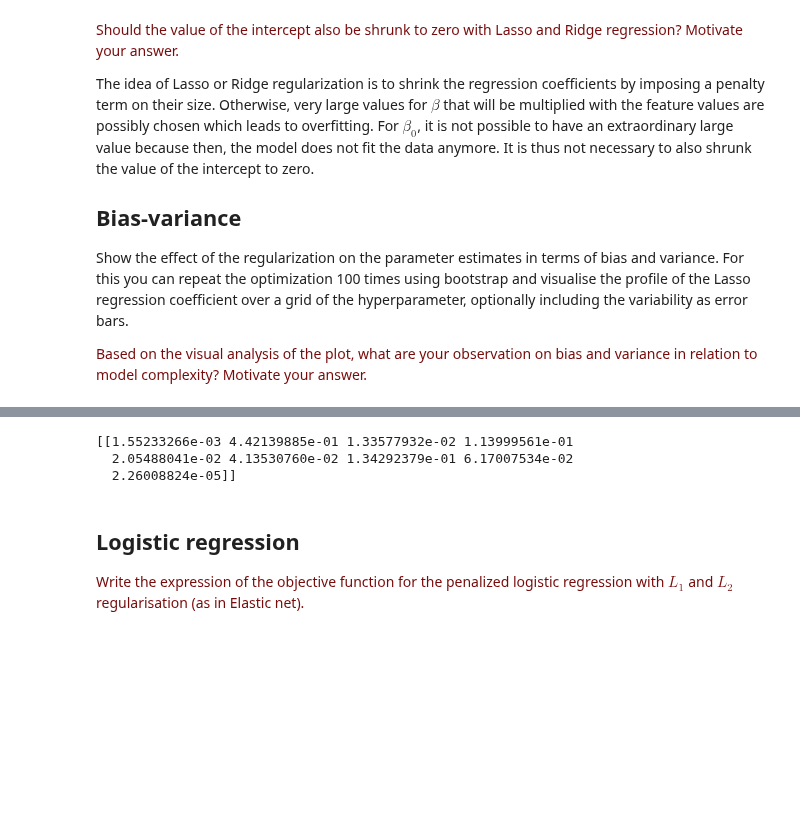
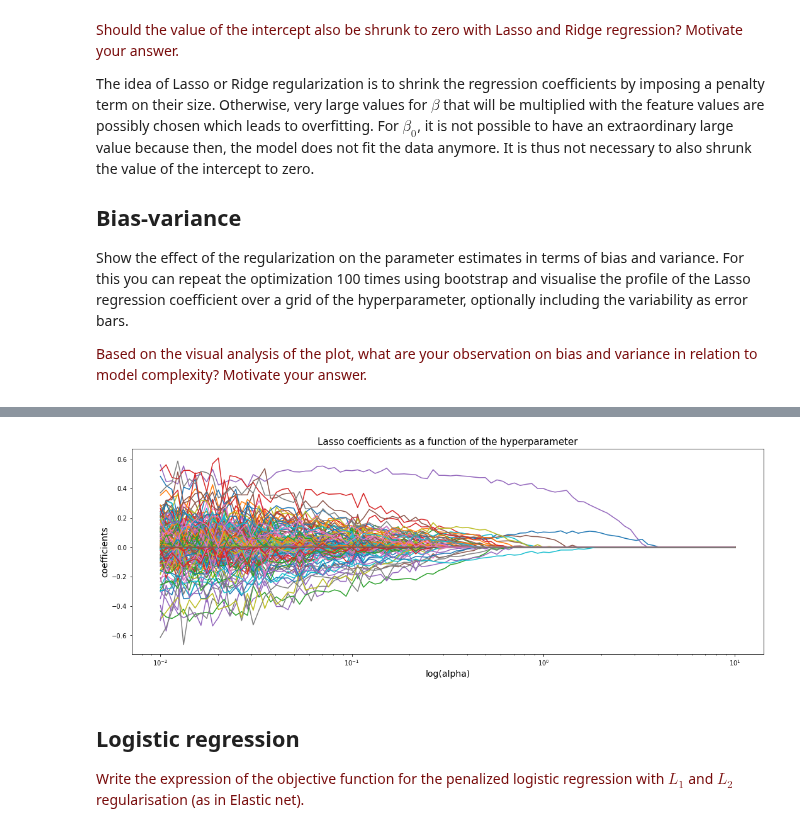
Before and after one commit to florisverheijen/8dm50-machine-learning, a Jupyter notebook: practicals/week_3.ipynb, the cells around one changed output, grey strips where cells are left out. Saved outputs shown, nothing was run; the diff lists cells and outputs as text; code cells hidden in the pictures; blank space fills up the shorter version.

```diff
--- a/practicals/week_3.ipynb
+++ b/practicals/week_3.ipynb
@@ -521,37 +520,24 @@ Show the effect of the regularization on the parameter estimates in terms of bia
 # %%
 # repeat optimization M times using k-fold cross validation (bootstrap)
 # feature selection procedure is repeated M times, using every time a different bootstrapped dataset
-M = 10
+M = 100
 k_fold = KFold(M)
 
-labdas = np.logspace(10,238, 10)
+#lambdas = np.logspace(10,238,M)
+lambdas = np.logspace(-2,1,M)
 coefs = []
 
 for k, (train, test) in enumerate(k_fold.split(X, y)): #enumerate()function assigns an index to each item in an iterable object that can be used to reference the item later.
     yr = np.ravel(y) # reshape y from column-vector to 1d array
-    lasso_cv.fit(X[train], yr[train])
+    #lasso_cv.fit(X[train], yr[train])
 
-    clf = Lasso(alpha = alpha_k).fit(X[train], yr[train])
+    clf = Lasso(alpha = lambdas[k]).fit(X[train], yr[train])
     importance = np.abs(clf.coef_)
     coefs.append(clf.coef_)
 
+    # to follow the proces / know how far it is:
+    print("[fold {}] alpha: {}".format(k, lambdas[k]))
 
-    print (k)
-    print(np.array(np.nonzero(importance)))
-    print(importance[np.array(np.nonzero(importance))])
-
-clf.get_params()
-
-#plot maken
-
-ax = plt.gca()
-
-ax.plot(labdas, coefs)
-ax.set_xscale('log')
-ax.set_xlim(ax.get_xlim()[::-1])  # reverse axis
-plt.xlabel('labda')
-plt.ylabel('coefficients')
-plt.title('Lasso coefficients as a function of the regularization')
-plt.axis('tight')
-plt.show()
+    #print(np.array(np.nonzero(importance)))
+    #print(importance[np.array(np.nonzero(importance))])
 # %% [output]
@@ -576,9 +591,14 @@ plt.show()
-# %%
-print(importance[np.array(np.nonzero(importance))])
-# %% [output]
-[[1.55233266e-03 4.42139885e-01 1.33577932e-02 1.13999561e-01
-  2.05488041e-02 4.13530760e-02 1.34292379e-01 6.17007534e-02
-  2.26008824e-05]]
+# %%
+#plot maken
+plt.figure().set_size_inches(18, 6)
+plt.semilogx(lambdas, coefs)
+plt.xlabel('log(alpha)',fontsize=14)
+plt.ylabel('coefficients',fontsize=14)
+plt.title('Lasso coefficients as a function of the hyperparameter',fontsize=15)
+plt.axis('tight')
+plt.show()
+# %% [output]
+[figure, added]
 # %% [markdown]
 ## Logistic regression
 
```
Also changed, not shown: parts of 3 cells of this notebook.
